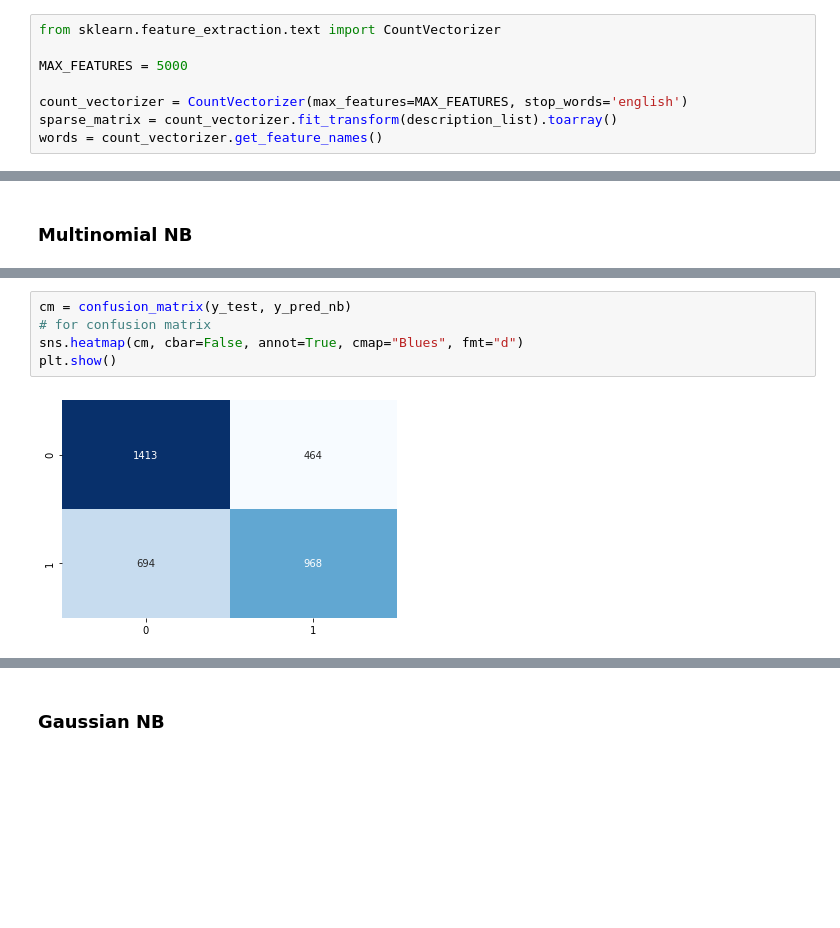
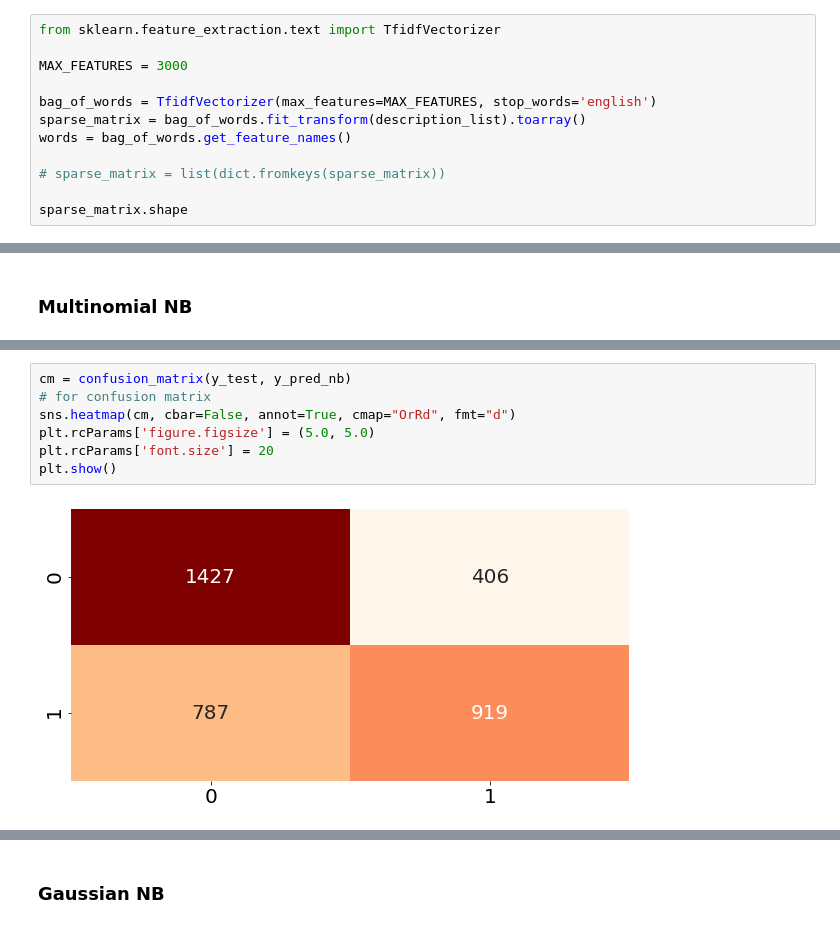
Before and after one commit to JeremyCoronia/csc803m-nlp-projects, a Jupyter notebook: binary-classification-bow_desc.ipynb, the cells around one changed output, grey strips where cells are left out. Saved outputs shown, nothing was run; the diff lists cells and outputs as text; blank space fills up the shorter version.

Commit message:
[BC-BOW] 5-cross_val, CMs, tfidf

```diff
--- a/binary-classification-bow_desc.ipynb
+++ b/binary-classification-bow_desc.ipynb
@@ -176,8 +242,12 @@
 # %%
-from sklearn.feature_extraction.text import CountVectorizer
+from sklearn.feature_extraction.text import TfidfVectorizer
 
-MAX_FEATURES = 5000
+MAX_FEATURES = 3000
 
-count_vectorizer = CountVectorizer(max_features=MAX_FEATURES, stop_words='english')
-sparse_matrix = count_vectorizer.fit_transform(description_list).toarray()
-words = count_vectorizer.get_feature_names()
+bag_of_words = TfidfVectorizer(max_features=MAX_FEATURES, stop_words='english')
+sparse_matrix = bag_of_words.fit_transform(description_list).toarray()
+words = bag_of_words.get_feature_names()
+
+# sparse_matrix = list(dict.fromkeys(sparse_matrix))
+
+sparse_matrix.shape
@@ -303,7 +386,9 @@ Recall:  0.6727889234246962
 # %%
 cm = confusion_matrix(y_test, y_pred_nb)
 # for confusion matrix
-sns.heatmap(cm, cbar=False, annot=True, cmap="Blues", fmt="d")
+sns.heatmap(cm, cbar=False, annot=True, cmap="OrRd", fmt="d")
+plt.rcParams['figure.figsize'] = (5.0, 5.0)
+plt.rcParams['font.size'] = 20
 plt.show()
 # %% [output]
-[figure, old version]
+[figure, new version]
```
Also changed, not shown: parts of 31 cells of this notebook.
